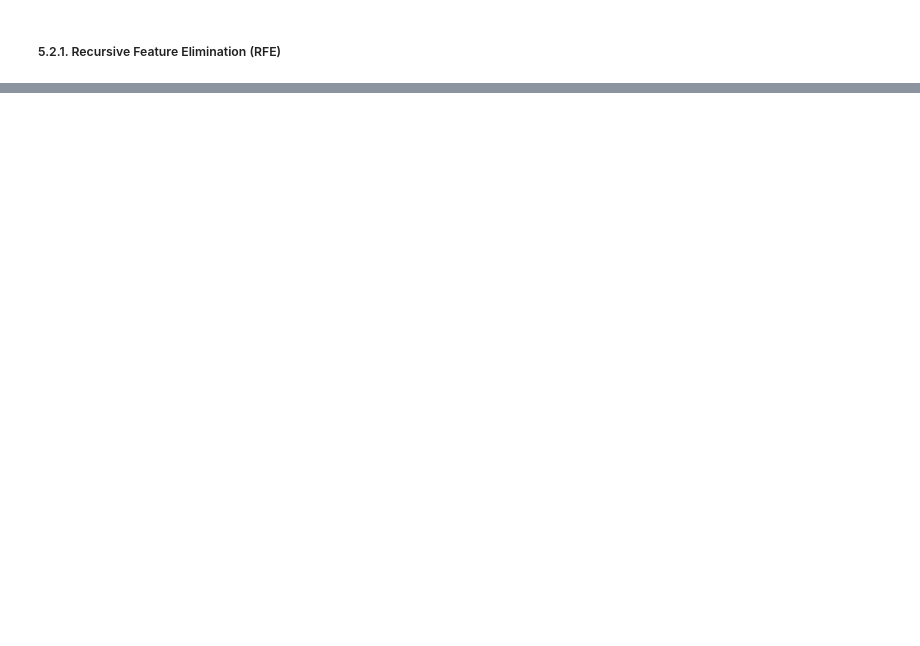
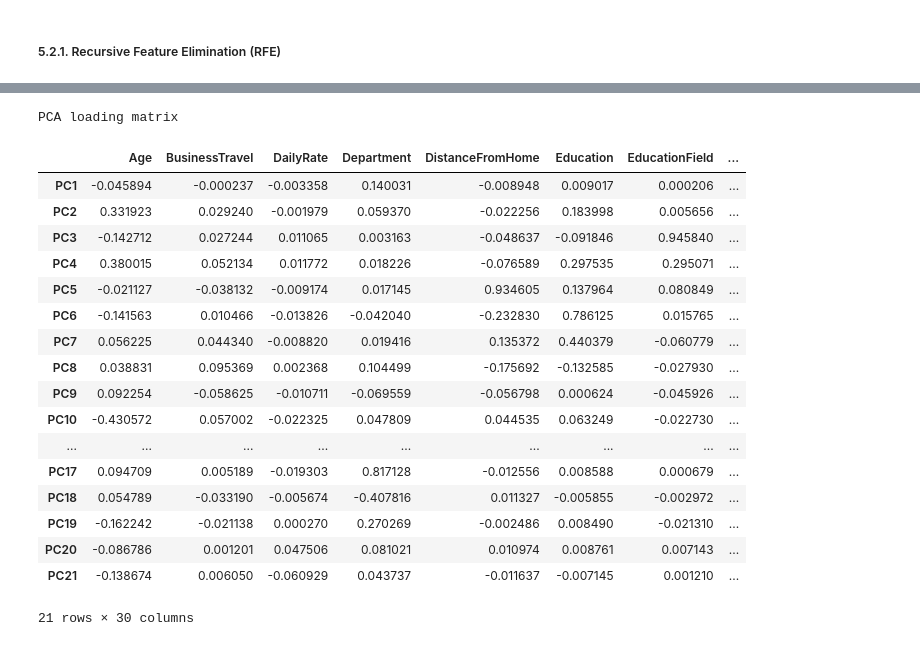
Before and after one commit to duong28022003/EmpAttrition, a Jupyter notebook: Preprocessing.ipynb, the cells around one changed output, grey strips where cells are left out. Cells and saved outputs as stored; diff of their text form; code cells hidden in the pictures; blank space fills up the shorter version.

```diff
--- a/Preprocessing.ipynb
+++ b/Preprocessing.ipynb
@@ -359,0 +515,24 @@ sns.heatmap(new_df.corr(), annot=True, cmap='coolwarm', fmt='.1f')
+# %%
+loadings = pd.DataFrame(pca.components_[:num_components], columns=features_df.columns, index=[f'PC{i+1}' for i in range(num_components)])
+print("PCA loading matrix")
+loadings
+# %% [output]
+PCA loading matrix
+|  | Age | BusinessTravel | DailyRate | Department | DistanceFromHome | Education | EducationField | ... |
+| PC1 | -0.045894 | -0.000237 | -0.003358 | 0.140031 | -0.008948 | 0.009017 | 0.000206 | ... |
+| PC2 | 0.331923 | 0.029240 | -0.001979 | 0.059370 | -0.022256 | 0.183998 | 0.005656 | ... |
+| PC3 | -0.142712 | 0.027244 | 0.011065 | 0.003163 | -0.048637 | -0.091846 | 0.945840 | ... |
+| PC4 | 0.380015 | 0.052134 | 0.011772 | 0.018226 | -0.076589 | 0.297535 | 0.295071 | ... |
+| PC5 | -0.021127 | -0.038132 | -0.009174 | 0.017145 | 0.934605 | 0.137964 | 0.080849 | ... |
+| PC6 | -0.141563 | 0.010466 | -0.013826 | -0.042040 | -0.232830 | 0.786125 | 0.015765 | ... |
+| PC7 | 0.056225 | 0.044340 | -0.008820 | 0.019416 | 0.135372 | 0.440379 | -0.060779 | ... |
+| PC8 | 0.038831 | 0.095369 | 0.002368 | 0.104499 | -0.175692 | -0.132585 | -0.027930 | ... |
+| PC9 | 0.092254 | -0.058625 | -0.010711 | -0.069559 | -0.056798 | 0.000624 | -0.045926 | ... |
+| PC10 | -0.430572 | 0.057002 | -0.022325 | 0.047809 | 0.044535 | 0.063249 | -0.022730 | ... |
+| ... | ... | ... | ... | ... | ... | ... | ... | ... |
+| PC17 | 0.094709 | 0.005189 | -0.019303 | 0.817128 | -0.012556 | 0.008588 | 0.000679 | ... |
+| PC18 | 0.054789 | -0.033190 | -0.005674 | -0.407816 | 0.011327 | -0.005855 | -0.002972 | ... |
+| PC19 | -0.162242 | -0.021138 | 0.000270 | 0.270269 | -0.002486 | 0.008490 | -0.021310 | ... |
+| PC20 | -0.086786 | 0.001201 | 0.047506 | 0.081021 | 0.010974 | 0.008761 | 0.007143 | ... |
+| PC21 | -0.138674 | 0.006050 | -0.060929 | 0.043737 | -0.011637 | -0.007145 | 0.001210 | ... |
+21 rows × 30 columns
```
Also changed, not shown: parts of 40 cells of this notebook, 19 other files.
